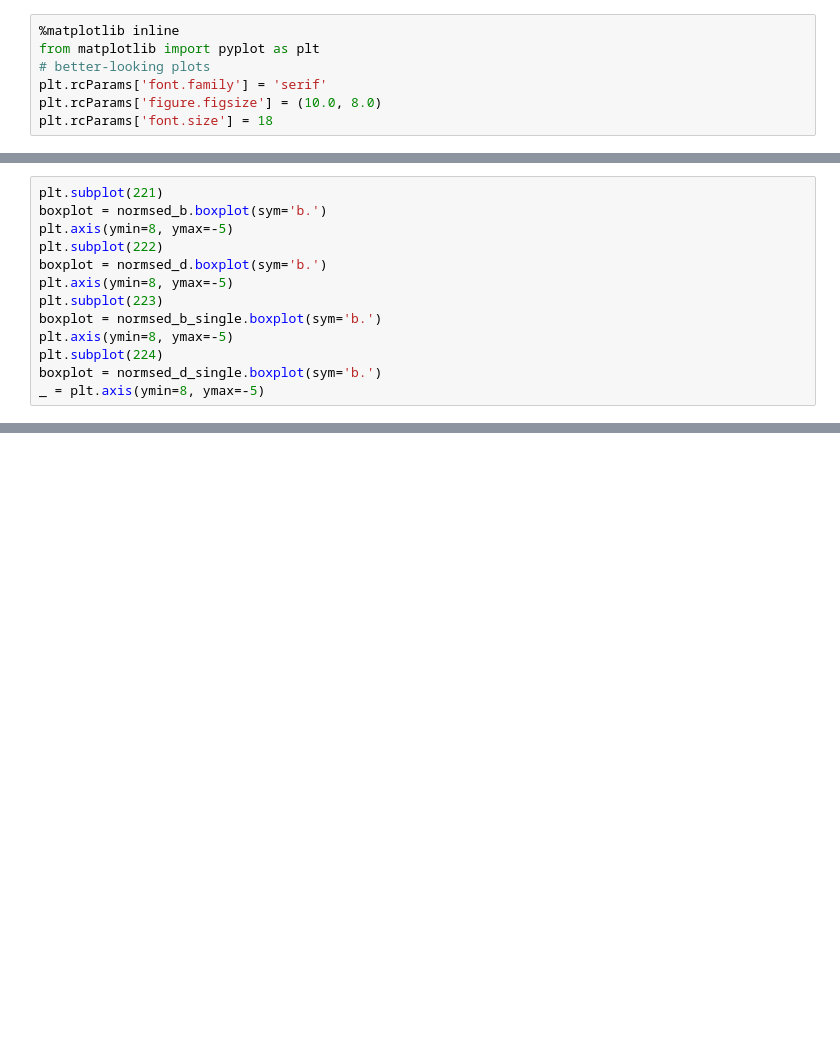
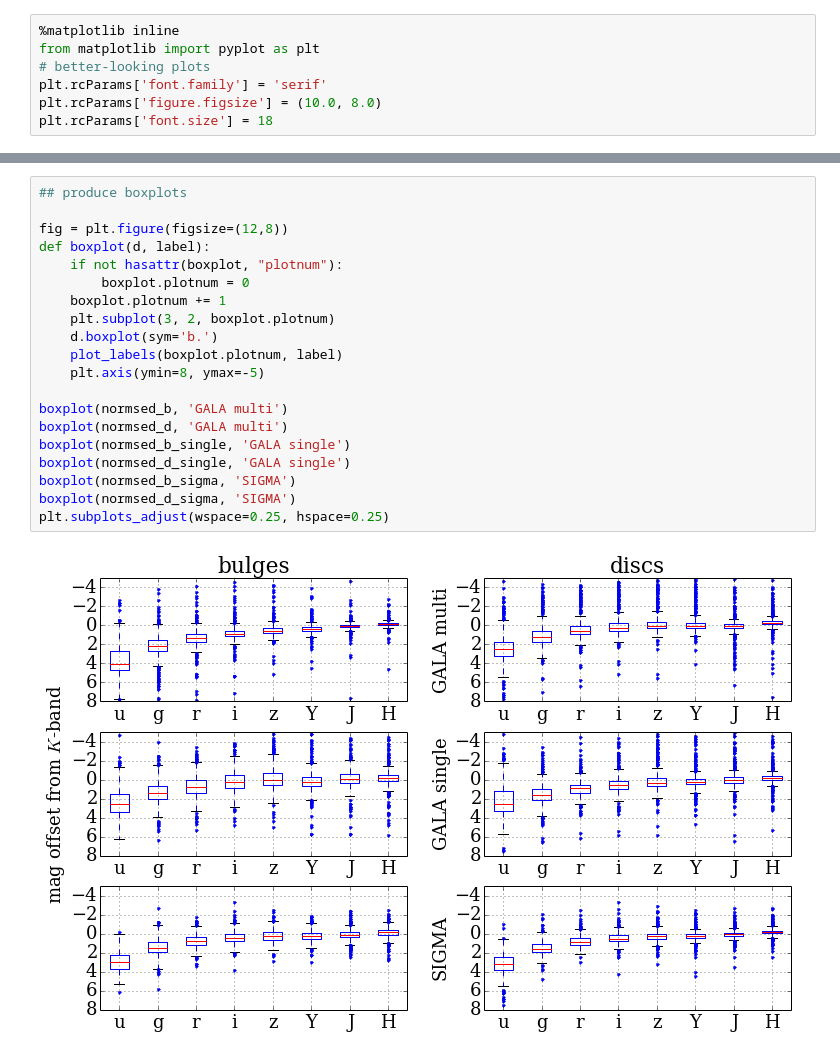
Before and after one commit to MegaMorph/megamorph-analysis, a Jupyter notebook: notebooks/BD_analysis.ipynb, the cells around one changed output, grey strips where cells are left out. Cells and saved outputs as stored; diff of their text form; blank space fills up the shorter version.

```diff
--- a/notebooks/BD_analysis.ipynb
+++ b/notebooks/BD_analysis.ipynb
@@ -83,13 +88,0 @@ normsed_d_single[::10].T.plot(ax=ax, x=band_wl, ylim=(5,-2), legend=False, color
-# %%
-plt.subplot(221)
-boxplot = normsed_b.boxplot(sym='b.')
-plt.axis(ymin=8, ymax=-5)
-plt.subplot(222)
-boxplot = normsed_d.boxplot(sym='b.')
-plt.axis(ymin=8, ymax=-5)
-plt.subplot(223)
-boxplot = normsed_b_single.boxplot(sym='b.')
-plt.axis(ymin=8, ymax=-5)
-plt.subplot(224)
-boxplot = normsed_d_single.boxplot(sym='b.')
-_ = plt.axis(ymin=8, ymax=-5)
@@ -157,0 +136,22 @@ outlined_text(x+0.4, y, 'single-band', '0.1', rotation=90)
+# %%
+## produce boxplots
+
+fig = plt.figure(figsize=(12,8))
+def boxplot(d, label):
+    if not hasattr(boxplot, "plotnum"):
+        boxplot.plotnum = 0
+    boxplot.plotnum += 1
+    plt.subplot(3, 2, boxplot.plotnum)
+    d.boxplot(sym='b.')
+    plot_labels(boxplot.plotnum, label)
+    plt.axis(ymin=8, ymax=-5)
+
+boxplot(normsed_b, 'GALA multi')
+boxplot(normsed_d, 'GALA multi')
+boxplot(normsed_b_single, 'GALA single')
+boxplot(normsed_d_single, 'GALA single')
+boxplot(normsed_b_sigma, 'SIGMA')
+boxplot(normsed_d_sigma, 'SIGMA')
+plt.subplots_adjust(wspace=0.25, hspace=0.25)
+# %% [output]
+[figure, added]
```
Also changed, not shown: parts of 22 cells of this notebook.
